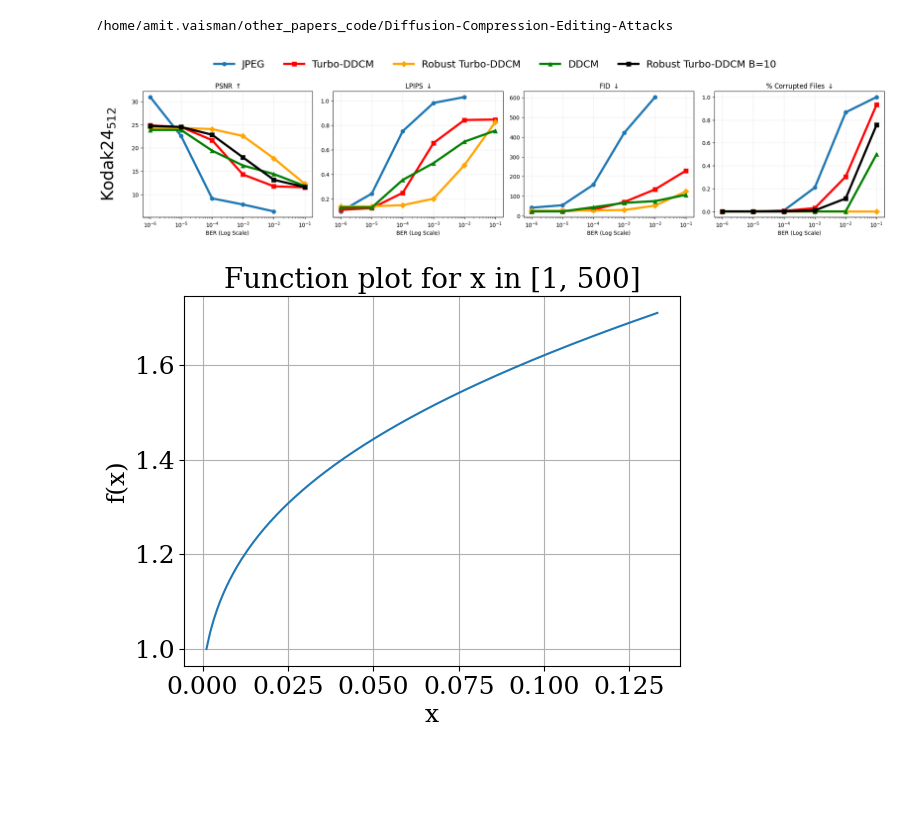
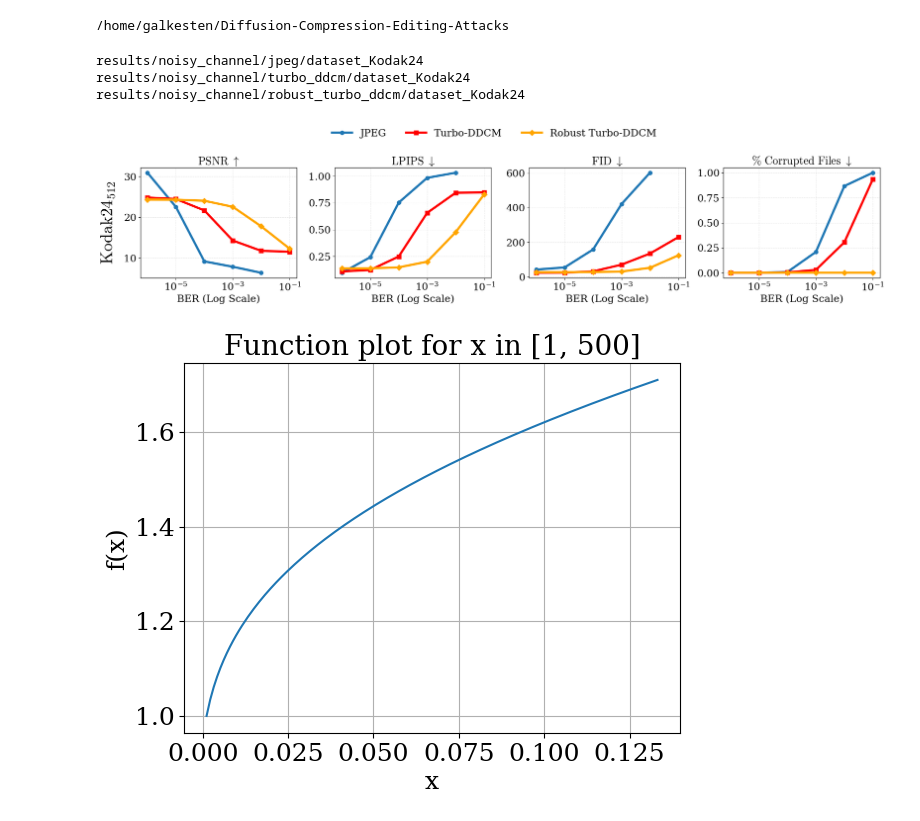
Before and after one commit to galkesten/Diffusion-Compression-Editing-Attacks, a Jupyter notebook: src/plots.ipynb, the cells around one changed output. Saved outputs shown, nothing was run; the diff lists cells and outputs as text; code cells hidden in the pictures; blank space fills up the shorter version.

```diff
--- a/src/plots.ipynb
+++ b/src/plots.ipynb
@@ -15,19 +15,20 @@ project_root = Path.cwd().parent if (Path.cwd() / "plots.ipynb").exists() else P
 print(project_root)
 os.chdir(project_root)
 
-COLORS = {'jpeg': 'tab:blue', 'turbo_ddcm': 'red', 'robust_turbo_ddcm': 'orange', 'ddcm': 'green', 'robustB10' : 'black'}
-MARKERS = {'jpeg': 'o', 'turbo_ddcm': 's', 'robust_turbo_ddcm': 'D', 'ddcm': '^', 'robustB10' : 's'}
-LABELS = {'jpeg': 'JPEG', 'turbo_ddcm': 'Turbo-DDCM', 'robust_turbo_ddcm': 'Robust Turbo-DDCM', 'ddcm': 'DDCM', 'robustB10' : 'Robust Turbo-DDCM B=10'}
-
+COLORS = {'jpeg': 'tab:blue', 'turbo_ddcm': 'red', 'robust_turbo_ddcm': 'orange', 'ddcm': 'green'}
+MARKERS = {'jpeg': 'o', 'turbo_ddcm': 's', 'robust_turbo_ddcm': 'D', 'ddcm': '^'}
+LABELS = {'jpeg': 'JPEG', 'turbo_ddcm': 'Turbo-DDCM', 'robust_turbo_ddcm': 'Robust Turbo-DDCM', 'ddcm': 'DDCM'}
 SUBTITLES = {'psnr' : 'PSNR \\uparrow', 'lpips' : 'LPIPS \\downarrow', 'fid' : 'FID \\downarrow',
              'niqe' : 'NIQE \\downarrow', 'failed_ind' : '\% Corrupted Files \\downarrow'}
 DATASET_TITLES = {
     "Kodak24_512" : r"$\mathrm{Kodak24}_{512}$",
+    "DIV2K_512" : r"$\mathrm{DIV2K}_{512}$",
     "DIV2K_valid_HR_512" : r"$\mathrm{DIV2K}_{512}$",
-    "DIV2K_valid_HR_768" : r"$\mathrm{DIV2K}_{768}$",
-    "DIV2K_valid_HR_1024" : r"$\mathrm{DIV2K}_{1024}$",
-    "CLIC2020_512" : r"$\mathrm{CLIC2020}_{512}$",
-    "Kodak24" : r"$\mathrm{Kodak24}$"
+}
+# Map folder name (args['dataset_name']) to DATASET_TITLES key
+DATASET_FOLDER_TO_TITLE = {
+    "dataset_Kodak24": "Kodak24_512",
+    "DIV2K_valid_HR_512": "DIV2K_512",
 }
 
 plt.rcParams['font.family'] = 'serif'
@@ -45,12 +46,12 @@ def tex_label(text: str) -> str:
     """Wrap plain text into LaTeX mathrm with escaped spaces."""
     return r"$\mathrm{" + text.replace(" ", r"\ ") + "}$"
 # %% [output]
-/home/amit.vaisman/other_papers_code/Diffusion-Compression-Editing-Attacks
+/home/galkesten/Diffusion-Compression-Editing-Attacks
 # %%
 # config
 args = {}
 args['methods'] = ['jpeg', 'turbo_ddcm', 'robust_turbo_ddcm', 'ddcm']
-#args['methods'] = ['jpeg']
+args['methods'] = ['jpeg', 'turbo_ddcm', 'robust_turbo_ddcm']
 args['dataset_name'] = 'dataset_Kodak24'  # or 'DIV2K_valid_HR_512', etc.
 #args['dataset_name'] = 'DIV2K_valid_HR_512'
 args['ber_min'] = 1e-6
@@ -60,6 +61,7 @@ results_df = pd.DataFrame()
 dataset_name = args['dataset_name']
 for method in args['methods']:
     base = f'results/noisy_channel/{method}/{dataset_name}'
+    print(base)
     current_df = pd.read_csv(f'{base}/noisy_channel_{method}.csv')
     current_df_fid = pd.read_csv(f'{base}/fid_{method}.csv')
     current_df = current_df.merge(current_df_fid, on=['ber', 'trial'], validate='m:1')
@@ -70,30 +72,18 @@ for method in args['methods']:
     current_df['method'] = method
     results_df = pd.concat([results_df, current_df])
 
-method = 'robustB10'
-base = f'resultsM92B30/noisy_channel/robust_turbo_ddcm/dataset_Kodak24'
-current_df = pd.read_csv(f'{base}/noisy_channel_robust_turbo_ddcm.csv')
-current_df_fid = pd.read_csv(f'{base}/fid_robust_turbo_ddcm.csv')
-current_df = current_df.merge(current_df_fid, on=['ber', 'trial'], validate='m:1')
-
-assert ((current_df['error'].notna()) | (current_df['psnr'].notna())).all()
-current_df['failed_ind'] = current_df['error'].notna()
-
-current_df['method'] = method
-results_df = pd.concat([results_df, current_df])
-
-
 results_df = results_df.reset_index()
 results_df = results_df[results_df['ber'].between(args['ber_min'], args['ber_max'])]
+# %% [output]
+results/noisy_channel/jpeg/dataset_Kodak24
+results/noisy_channel/turbo_ddcm/dataset_Kodak24
+results/noisy_channel/robust_turbo_ddcm/dataset_Kodak24
 # %%
 x_field = 'ber'
 hue_field_name = 'method'
 metrics_to_plot = ["psnr", "lpips", "fid", "failed_ind"]
-datasets = ['Kodak24_512']
-# -----
-
-assert datasets == ['Kodak24_512'] # dataset is not saved is results and not filtered here
-
+# Derive datasets from args['dataset_name'] (folder name -> DATASET_TITLES key)
+datasets = [DATASET_FOLDER_TO_TITLE.get(args['dataset_name'], args['dataset_name'])]
 n_rows = len(datasets)
 n_cols = len(metrics_to_plot)
 
@@ -136,34 +126,34 @@ for row_idx, dataset_name in enumerate(datasets):
         ax.grid(True, linestyle="--", alpha=0.3)
         ax.set_ylabel(None)
         ax.set_xlabel('BER (Log Scale)')
 
         # Column titles on top row
         if row_idx == 0:
             ax.set_title(tex_label(SUBTITLES[metric]))
 
     axes[row_idx][0].text(-0.15, 0.5, DATASET_TITLES[dataset_name], va="center", ha="right",
                           fontsize=30, rotation=90, transform=axes[row_idx][0].transAxes)
 
 
 handles, labels = legend_ax.get_legend_handles_labels()
 labels = [LABELS[label] for label in labels]
 fig.legend(
     handles, labels,
     loc="upper center",
     ncol=len(labels),
     bbox_to_anchor=(0.5, 1.15),
     frameon=False,
     fontsize = 18
 )
 
 plt.tight_layout()
 plt.show()
 
 # output_path = os.path.join(output_dir, f'{metric.lower()}_averaged.pdf')
 # plt.savefig(output_path, dpi=300, bbox_inches='tight')
 # print(f"Saved: {output_path}")
 # %% [output]
-[figure, old version]
+[figure, new version]
 # %%
 import numpy as np
 import matplotlib.pyplot as plt
```
Also changed, not shown: parts of 1 cell of this notebook, 4 other files.
